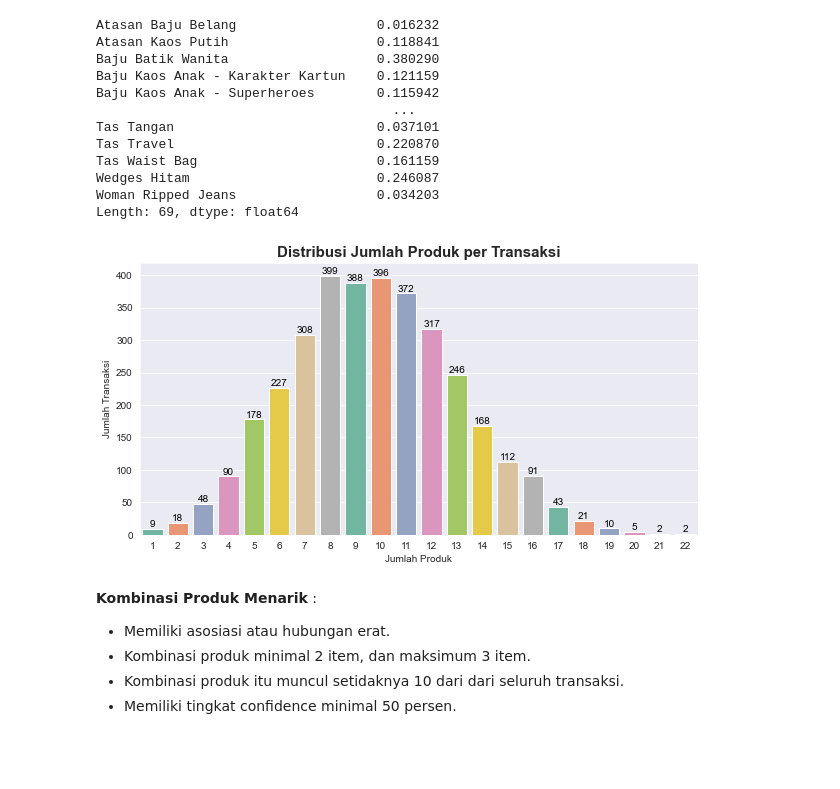
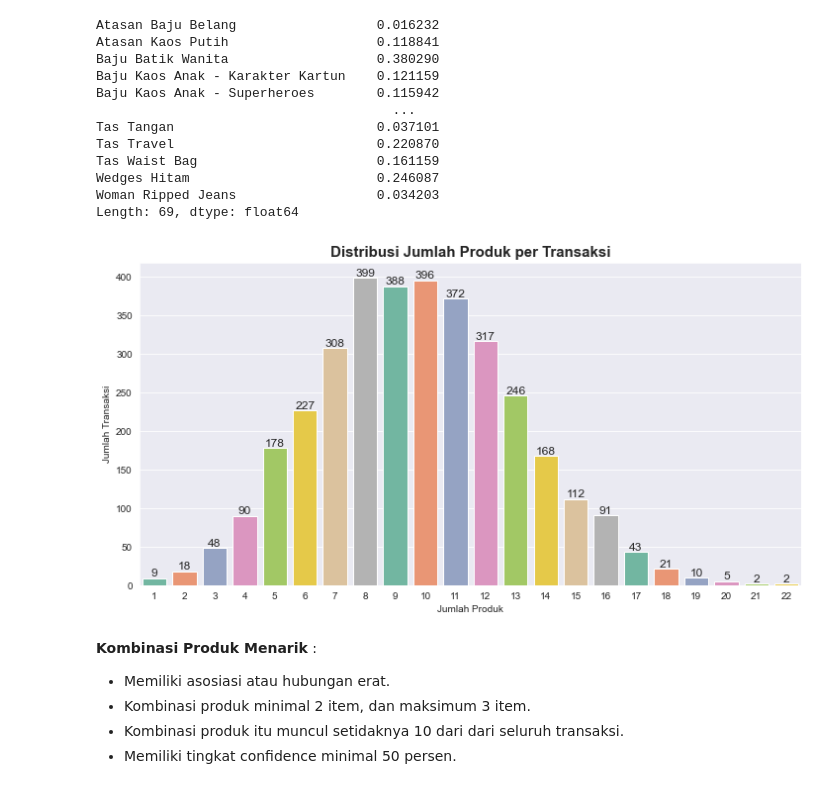
Before and after one commit to ferids55/Market-Basket-Analysis, a Jupyter notebook: Market Basket Analysis.ipynb, the cells around one changed output. Drawn from its saved outputs; the diff is of its cells as text; code cells hidden in the pictures; blank space fills up the shorter version.

Commit message:
refine code visualization

```diff
--- a/Market Basket Analysis.ipynb
+++ b/Market Basket Analysis.ipynb
@@ -181,17 +181,19 @@ Length: 69, dtype: float64
 # %%
 # Plotting distribution of product counts
 distribusi = df_encode.sum(axis=1).value_counts().sort_index()
-plt.figure(figsize=(10,5))
+plt.figure(figsize=(12,6))
 ax3 = sns.barplot(x=distribusi.index, y=distribusi, palette='Set2')
-for p3 in ax3.patches:
-    ax3.annotate('{:.0f}'.format(p3.get_height()), (p3.get_x()+0.4, p3.get_height()),
-                 ha='center', va='bottom', color= 'black')
+# for p3 in ax3.patches:
+#     ax3.annotate('{:.0f}'.format(p3.get_height()), (p3.get_x()+0.4, p3.get_height()),
+#                  ha='center', va='bottom', color= 'black')
+for container in ax3.containers:
+    ax3.bar_label(container, fontsize=12)
 ax3.set_title('Distribusi Jumlah Produk per Transaksi', fontweight='bold', fontsize=15)
 ax3.set_xlabel('Jumlah Produk')
 ax3.set_ylabel('Jumlah Transaksi')
 plt.show()
 # %% [output]
-[figure, old version]
+[figure, new version]
 # %% [markdown]
 **Kombinasi Produk Menarik** :
 * Memiliki asosiasi atau hubungan erat.
```
